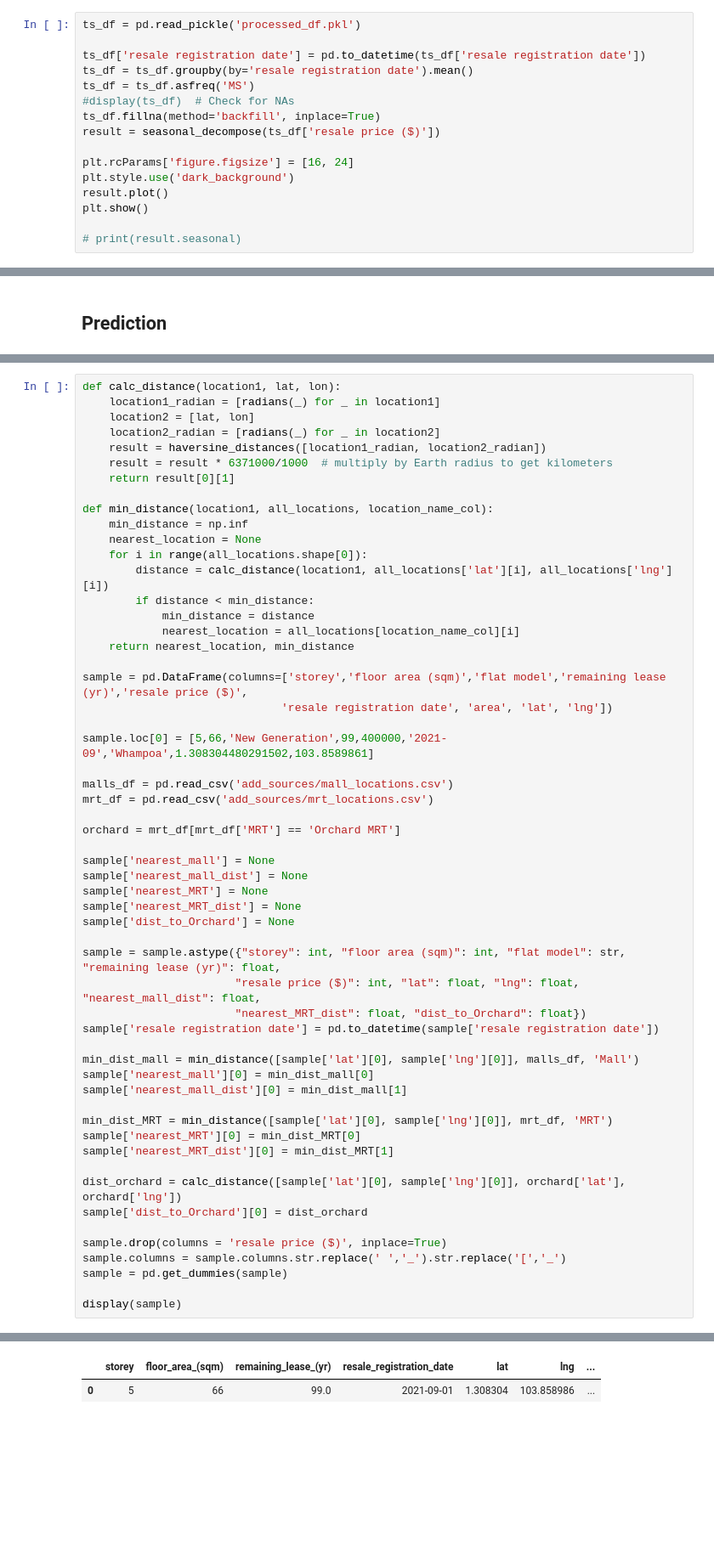
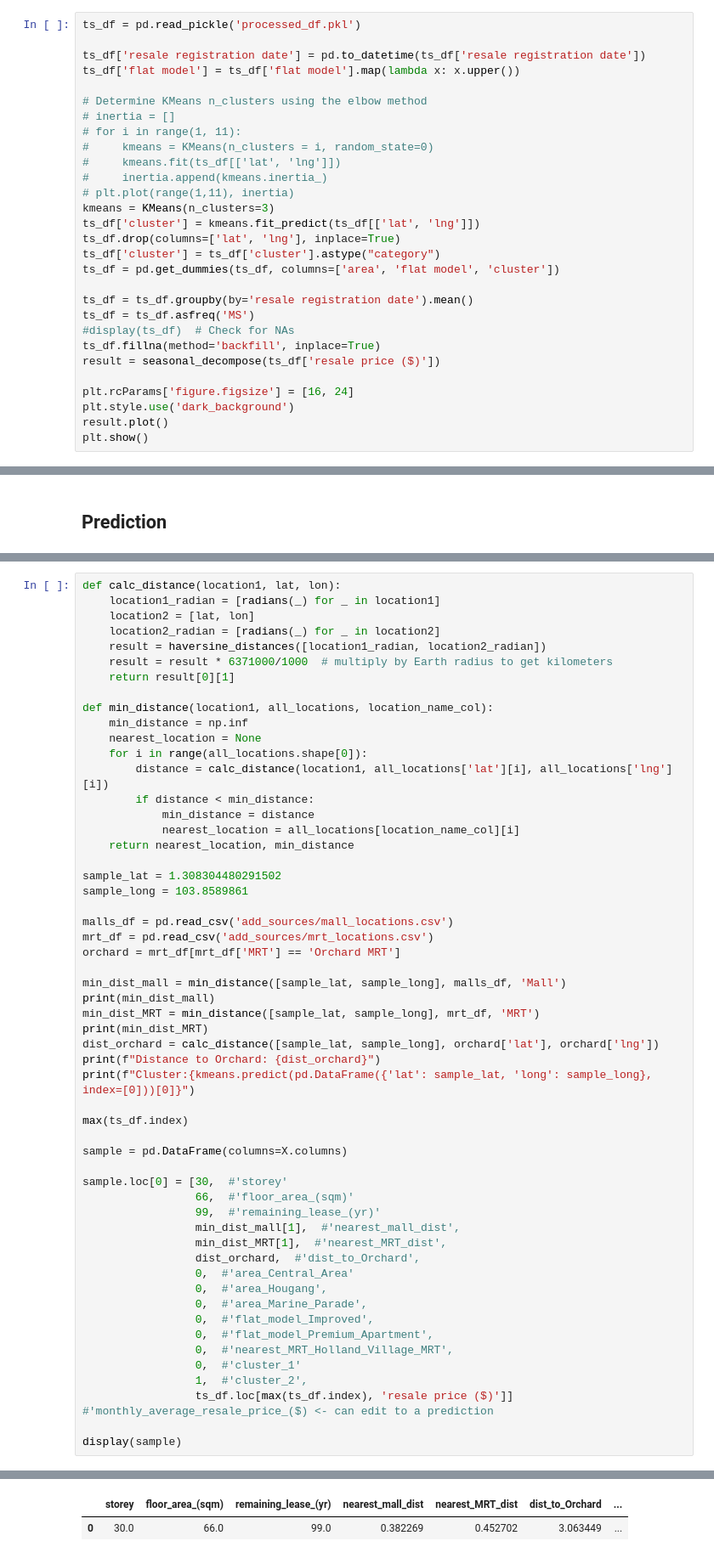
Before and after one commit to daphne-jr/rooroo, a Jupyter notebook: Analysis.ipynb, the cells around one changed output, grey strips where cells are left out. Shown at 85% size. Drawn from its saved outputs; the diff is of its cells as text; blank space fills up the shorter version.

```diff
--- a/Analysis.ipynb
+++ b/Analysis.ipynb
@@ -213,6 +219,21 @@ model.predict(testdata, model='best')
 ts_df = pd.read_pickle('processed_df.pkl')
 
 ts_df['resale registration date'] = pd.to_datetime(ts_df['resale registration date'])
+ts_df['flat model'] = ts_df['flat model'].map(lambda x: x.upper())
+
+# Determine KMeans n_clusters using the elbow method
+# inertia = []
+# for i in range(1, 11):
+#     kmeans = KMeans(n_clusters = i, random_state=0)
+#     kmeans.fit(ts_df[['lat', 'lng']])
+#     inertia.append(kmeans.inertia_)
+# plt.plot(range(1,11), inertia)
+kmeans = KMeans(n_clusters=3)
+ts_df['cluster'] = kmeans.fit_predict(ts_df[['lat', 'lng']])
+ts_df.drop(columns=['lat', 'lng'], inplace=True)
+ts_df['cluster'] = ts_df['cluster'].astype("category")
+ts_df = pd.get_dummies(ts_df, columns=['area', 'flat model', 'cluster'])
+
 ts_df = ts_df.groupby(by='resale registration date').mean()
 ts_df = ts_df.asfreq('MS')
 #display(ts_df)  # Check for NAs
@@ -223,8 +244,6 @@ plt.rcParams['figure.figsize'] = [16, 24]
 plt.style.use('dark_background')
 result.plot()
 plt.show()
-
-# print(result.seasonal)
 # %% [output]
 [figure]
 # %% [markdown]
@@ -578,41 +572,40 @@ def min_distance(location1, all_locations, location_name_col):
             nearest_location = all_locations[location_name_col][i]
     return nearest_location, min_distance
 
-sample = pd.DataFrame(columns=['storey','floor area (sqm)','flat model','remaining lease (yr)','resale price ($)',
-                              'resale registration date', 'area', 'lat', 'lng'])
-
-sample.loc[0] = [5,66,'New Generation',99,400000,'2021-09','Whampoa',1.308304480291502,103.8589861]
+sample_lat = 1.308304480291502
+sample_long = 103.8589861
 
 malls_df = pd.read_csv('add_sources/mall_locations.csv')
 mrt_df = pd.read_csv('add_sources/mrt_locations.csv')
-
 orchard = mrt_df[mrt_df['MRT'] == 'Orchard MRT']
 
-sample['nearest_mall'] = None
-sample['nearest_mall_dist'] = None
-sample['nearest_MRT'] = None
-sample['nearest_MRT_dist'] = None
-sample['dist_to_Orchard'] = None
+min_dist_mall = min_distance([sample_lat, sample_long], malls_df, 'Mall')
+print(min_dist_mall)
+min_dist_MRT = min_distance([sample_lat, sample_long], mrt_df, 'MRT')
+print(min_dist_MRT)
+dist_orchard = calc_distance([sample_lat, sample_long], orchard['lat'], orchard['lng'])
+print(f"Distance to Orchard: {dist_orchard}")
+print(f"Cluster:{kmeans.predict(pd.DataFrame({'lat': sample_lat, 'long': sample_long}, index=[0]))[0]}")
 
-sample = sample.astype({"storey": int, "floor area (sqm)": int, "flat model": str, "remaining lease (yr)": float,
-                       "resale price ($)": int, "lat": float, "lng": float, "nearest_mall_dist": float,
-                       "nearest_MRT_dist": float, "dist_to_Orchard": float})
-sample['resale registration date'] = pd.to_datetime(sample['resale registration date'])
+max(ts_df.index)
 
-min_dist_mall = min_distance([sample['lat'][0], sample['lng'][0]], malls_df, 'Mall')
-sample['nearest_mall'][0] = min_dist_mall[0]
-sample['nearest_mall_dist'][0] = min_dist_mall[1]
+sample = pd.DataFrame(columns=X.columns)
 
-min_dist_MRT = min_distance([sample['lat'][0], sample['lng'][0]], mrt_df, 'MRT')
-sample['nearest_MRT'][0] = min_dist_MRT[0]
-sample['nearest_MRT_dist'][0] = min_dist_MRT[1]
-
-dist_orchard = calc_distance([sample['lat'][0], sample['lng'][0]], orchard['lat'], orchard['lng'])
-sample['dist_to_Orchard'][0] = dist_orchard
-
-sample.drop(columns = 'resale price ($)', inplace=True)
-sample.columns = sample.columns.str.replace(' ','_').str.replace('[','_')
-sample = pd.get_dummies(sample)
+sample.loc[0] = [30,  #'storey'
+                 66,  #'floor_area_(sqm)'
+                 99,  #'remaining_lease_(yr)'
+                 min_dist_mall[1],  #'nearest_mall_dist',
+                 min_dist_MRT[1],  #'nearest_MRT_dist',
+                 dist_orchard,  #'dist_to_Orchard',
+                 0,  #'area_Central_Area'
+                 0,  #'area_Hougang',
+                 0,  #'area_Marine_Parade',
+                 0,  #'flat_model_Improved',
+                 0,  #'flat_model_Premium_Apartment',
+                 0,  #'nearest_MRT_Holland_Village_MRT',
+                 0,  #'cluster_1'
+                 1,  #'cluster_2',
+                 ts_df.loc[max(ts_df.index), 'resale price ($)']]  #'monthly_average_resale_price_($) <- can edit to a prediction
 
 display(sample)
 # %% [output]
@@ -619,5 +616,5 @@ display(sample)
-|  | storey | floor_area_(sqm) | remaining_lease_(yr) | resale_registration_date | lat | lng | ... |
-| 0 | 5 | 66 | 99.0 | 2021-09-01 | 1.308304 | 103.858986 | ... |
+|  | storey | floor_area_(sqm) | remaining_lease_(yr) | nearest_mall_dist | nearest_MRT_dist | dist_to_Orchard | ... |
+| 0 | 30.0 | 66.0 | 99.0 | 0.382269 | 0.452702 | 3.063449 | ... |
 # %%
 aml.predict(h2o.H2OFrame(sample))
 # %% [output]
```
Also changed, not shown: parts of 21 cells of this notebook, 4 other files.
